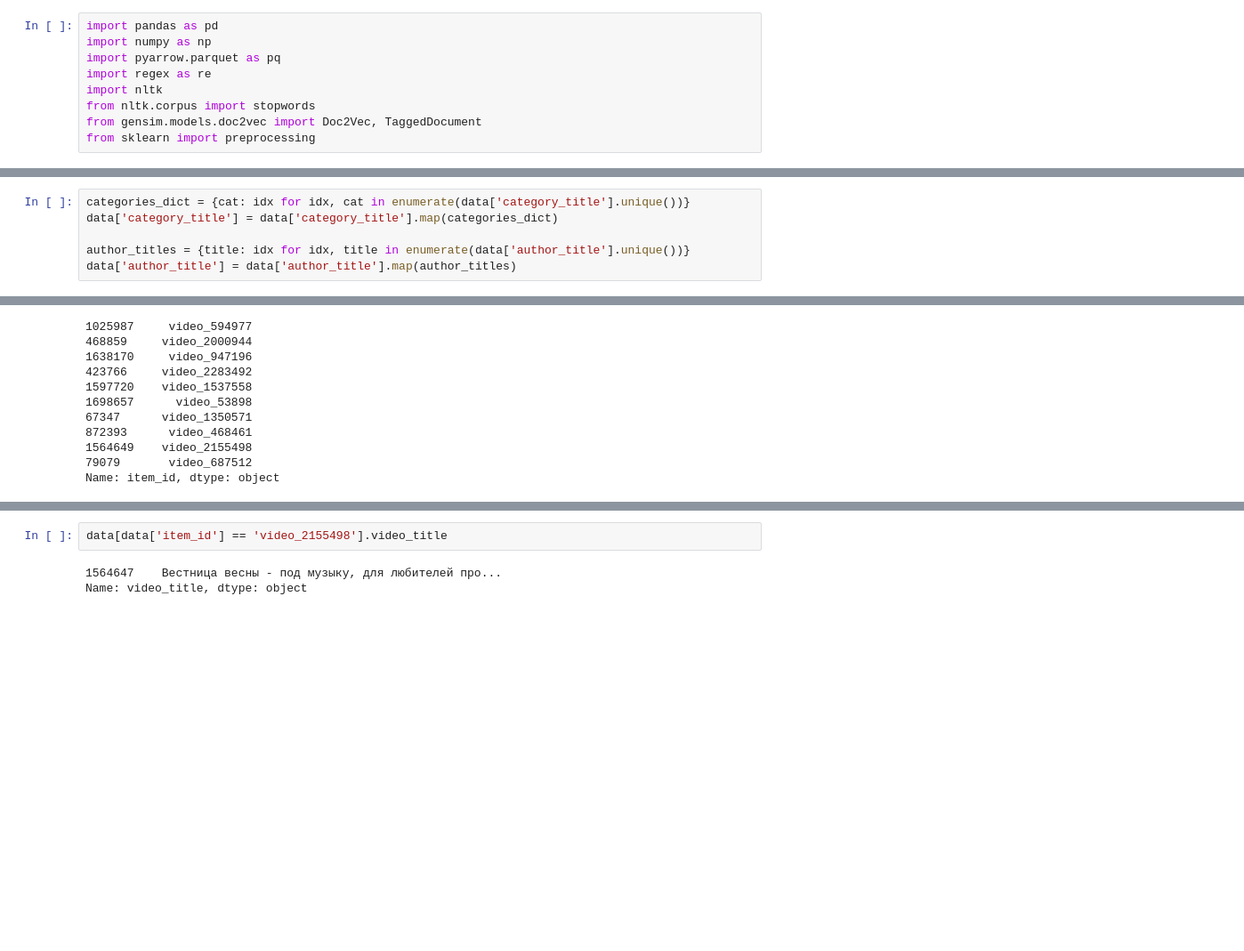
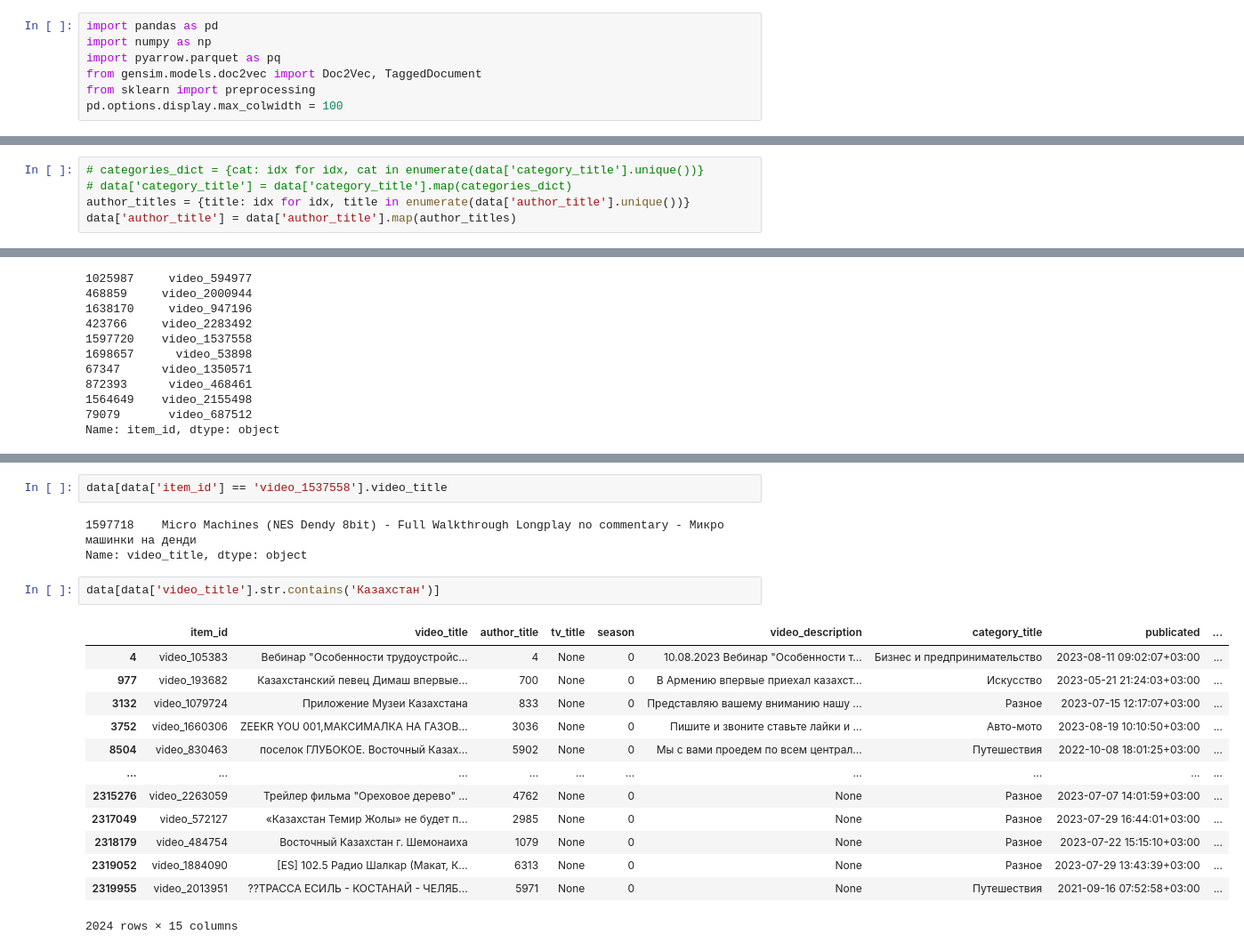
Before and after one commit to Alexandr-Fox/Hacks-Kazan, a Jupyter notebook: main.ipynb, the cells around one changed output, grey strips where cells are left out. Shown at 89% size. Saved outputs shown, nothing was run; the diff lists cells and outputs as text; blank space fills up the shorter version.

```diff
--- a/main.ipynb
+++ b/main.ipynb
@@ -2,11 +2,9 @@
 import pandas as pd
 import numpy as np
 import pyarrow.parquet as pq
-import regex as re
-import nltk
-from nltk.corpus import stopwords
 from gensim.models.doc2vec import Doc2Vec, TaggedDocument
 from sklearn import preprocessing
+pd.options.display.max_colwidth = 100
 # %%
 TRAIN_PATH = 'train_dataset_RUTUBE/'
 MODELS_PATH = 'doc2vec_models'
@@ -116,6 +101,5 @@ df['item_id'] = data.item_id
 # %%
-categories_dict = {cat: idx for idx, cat in enumerate(data['category_title'].unique())}
-data['category_title'] = data['category_title'].map(categories_dict)
-
+# categories_dict = {cat: idx for idx, cat in enumerate(data['category_title'].unique())}
+# data['category_title'] = data['category_title'].map(categories_dict)
 author_titles = {title: idx for idx, title in enumerate(data['author_title'].unique())}
 data['author_title'] = data['author_title'].map(author_titles)
@@ -212,5 +184,21 @@ Name: video_title, dtype: object
 # %%
-data[data['item_id'] == 'video_2155498'].video_title
+data[data['item_id'] == 'video_1537558'].video_title
 # %% [output]
-1564647    Вестница весны - под музыку, для любителей про...
+1597718    Micro Machines (NES Dendy 8bit) - Full Walkthrough Longplay no commentary - Микро машинки на денди
 Name: video_title, dtype: object
+# %%
+data[data['video_title'].str.contains('Казахстан')]
+# %% [output]
+|  | item_id | video_title | author_title | tv_title | season | video_description | category_title | publicated | ... |
+| 4 | video_105383 | Вебинар "Особенности трудоустройс... | 4 | None | 0 | 10.08.2023 Вебинар "Особенности т... | Бизнес и предпринимательство | 2023-08-11 09:02:07+03:00 | ... |
+| 977 | video_193682 | Казахстанский певец Димаш впервые... | 700 | None | 0 | В Армению впервые приехал казахст... | Искусство | 2023-05-21 21:24:03+03:00 | ... |
+| 3132 | video_1079724 | Приложение Музеи Казахстана | 833 | None | 0 | Представляю вашему вниманию нашу ... | Разное | 2023-07-15 12:17:07+03:00 | ... |
+| 3752 | video_1660306 | ZEEKR YOU 001,МАКСИМАЛКА НА ГАЗОВ... | 3036 | None | 0 | Пишите и звоните ставьте лайки и ... | Авто-мото | 2023-08-19 10:10:50+03:00 | ... |
+| 8504 | video_830463 | поселок ГЛУБОКОЕ. Восточный Казах... | 5902 | None | 0 | Мы с вами проедем по всем централ... | Путешествия | 2022-10-08 18:01:25+03:00 | ... |
+| ... | ... | ... | ... | ... | ... | ... | ... | ... | ... |
+| 2315276 | video_2263059 | Трейлер фильма "Ореховое дерево" ... | 4762 | None | 0 | None | Разное | 2023-07-07 14:01:59+03:00 | ... |
+| 2317049 | video_572127 | «Казахстан Темир Жолы» не будет п... | 2985 | None | 0 | None | Разное | 2023-07-29 16:44:01+03:00 | ... |
+| 2318179 | video_484754 | Восточный Казахстан г. Шемонаиха | 1079 | None | 0 | None | Разное | 2023-07-22 15:15:10+03:00 | ... |
+| 2319052 | video_1884090 | [ES] 102.5 Радио Шалкар (Макат, К... | 6313 | None | 0 | None | Разное | 2023-07-29 13:43:39+03:00 | ... |
+| 2319955 | video_2013951 | ??ТРАССА ЕСИЛЬ - КОСТАНАЙ - ЧЕЛЯБ... | 5971 | None | 0 | None | Путешествия | 2021-09-16 07:52:58+03:00 | ... |
+2024 rows × 15 columns
```
Also changed, not shown: parts of 27 cells of this notebook, 1 other file.
